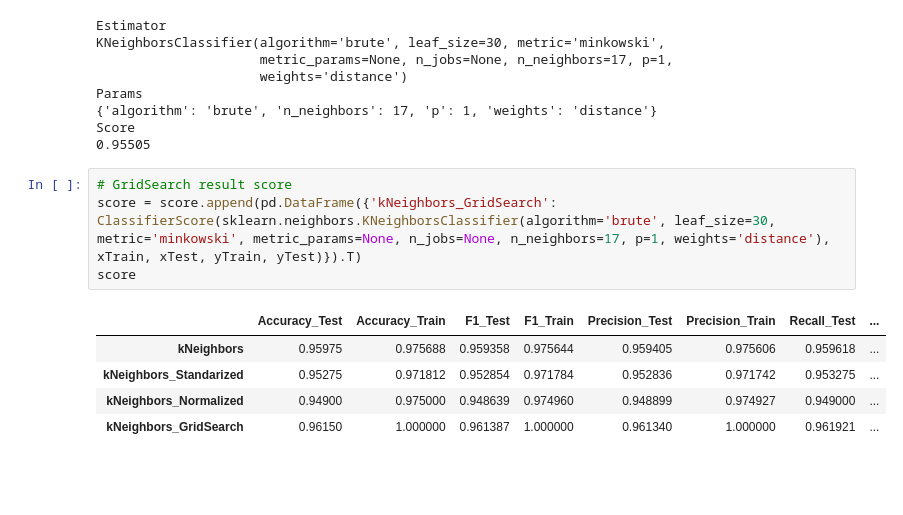
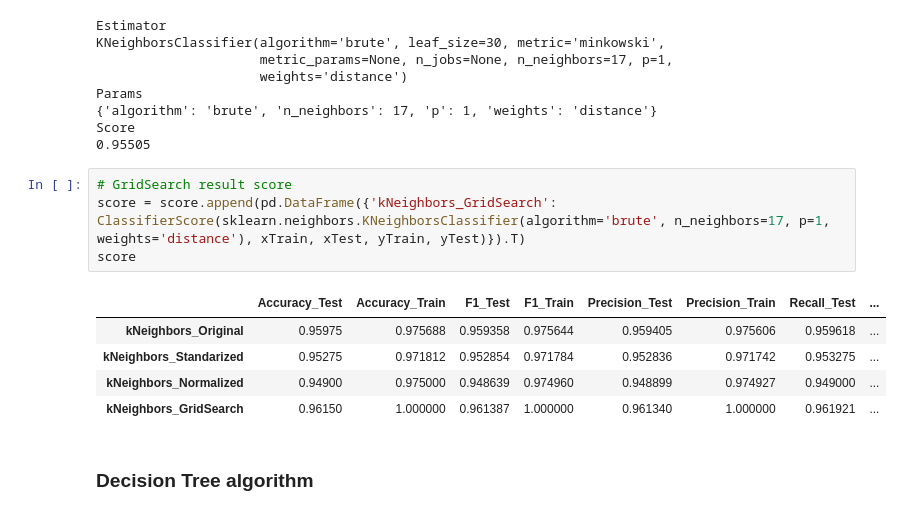
Before and after one commit to maciejniklas/LetterImageRecognition, a Jupyter notebook: ClassificationNotebook.ipynb, the cells around one changed output. Drawn from its saved outputs; the diff is of its cells as text; blank space fills up the shorter version.

```diff
--- a/ClassificationNotebook.ipynb
+++ b/ClassificationNotebook.ipynb
@@ -264,11 +264,13 @@ Score
 0.95505
 # %%
 # GridSearch result score
-score = score.append(pd.DataFrame({'kNeighbors_GridSearch': ClassifierScore(sklearn.neighbors.KNeighborsClassifier(algorithm='brute', leaf_size=30, metric='minkowski', metric_params=None, n_jobs=None, n_neighbors=17, p=1, weights='distance'), xTrain, xTest, yTrain, yTest)}).T)
+score = score.append(pd.DataFrame({'kNeighbors_GridSearch': ClassifierScore(sklearn.neighbors.KNeighborsClassifier(algorithm='brute', n_neighbors=17, p=1, weights='distance'), xTrain, xTest, yTrain, yTest)}).T)
 score
 # %% [output]
 |  | Accuracy_Test | Accuracy_Train | F1_Test | F1_Train | Precision_Test | Precision_Train | Recall_Test | ... |
-| kNeighbors | 0.95975 | 0.975688 | 0.959358 | 0.975644 | 0.959405 | 0.975606 | 0.959618 | ... |
+| kNeighbors_Original | 0.95975 | 0.975688 | 0.959358 | 0.975644 | 0.959405 | 0.975606 | 0.959618 | ... |
 | kNeighbors_Standarized | 0.95275 | 0.971812 | 0.952854 | 0.971784 | 0.952836 | 0.971742 | 0.953275 | ... |
 | kNeighbors_Normalized | 0.94900 | 0.975000 | 0.948639 | 0.974960 | 0.948899 | 0.974927 | 0.949000 | ... |
 | kNeighbors_GridSearch | 0.96150 | 1.000000 | 0.961387 | 1.000000 | 0.961340 | 1.000000 | 0.961921 | ... |
+# %% [markdown]
+### Decision Tree algorithm
```
Also changed, not shown: parts of 32 cells of this notebook, 1 other file.
